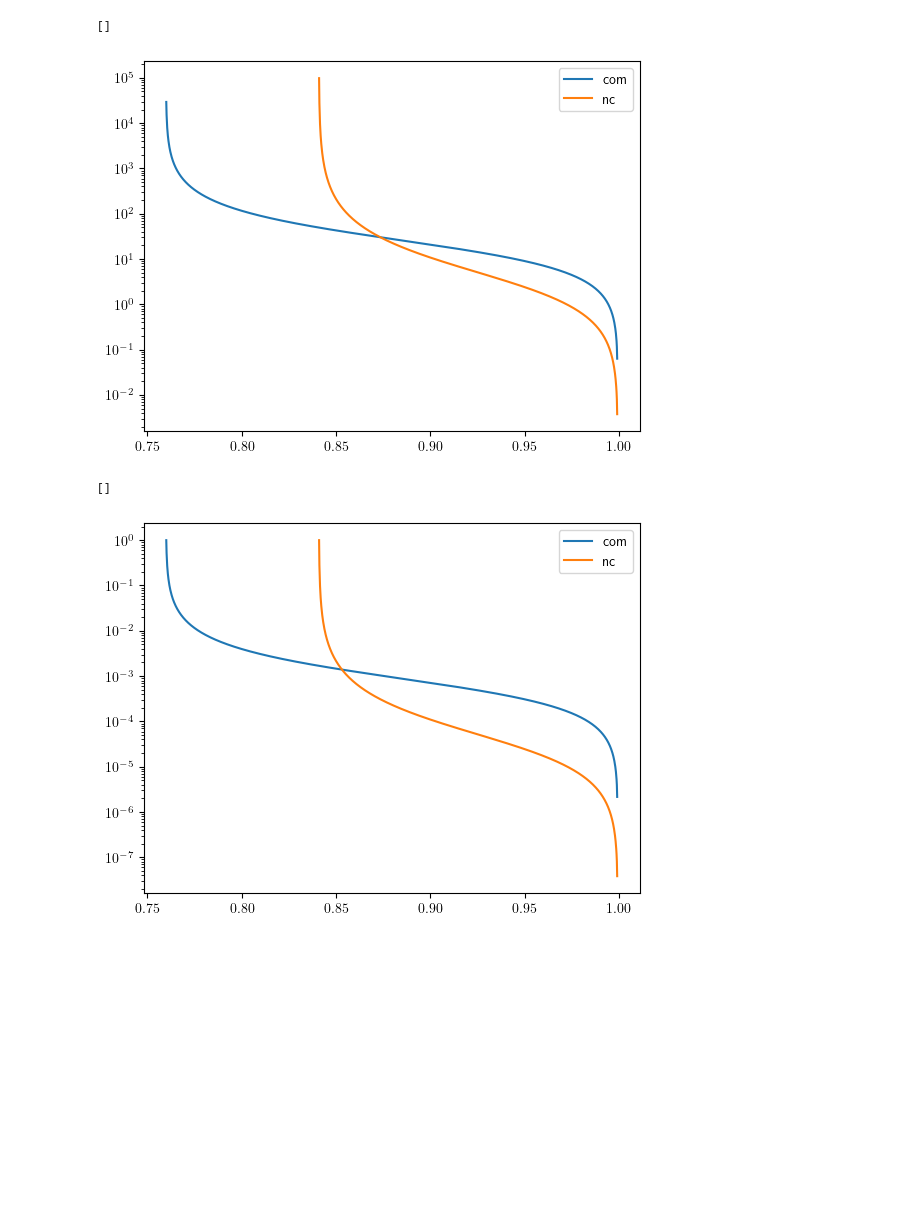
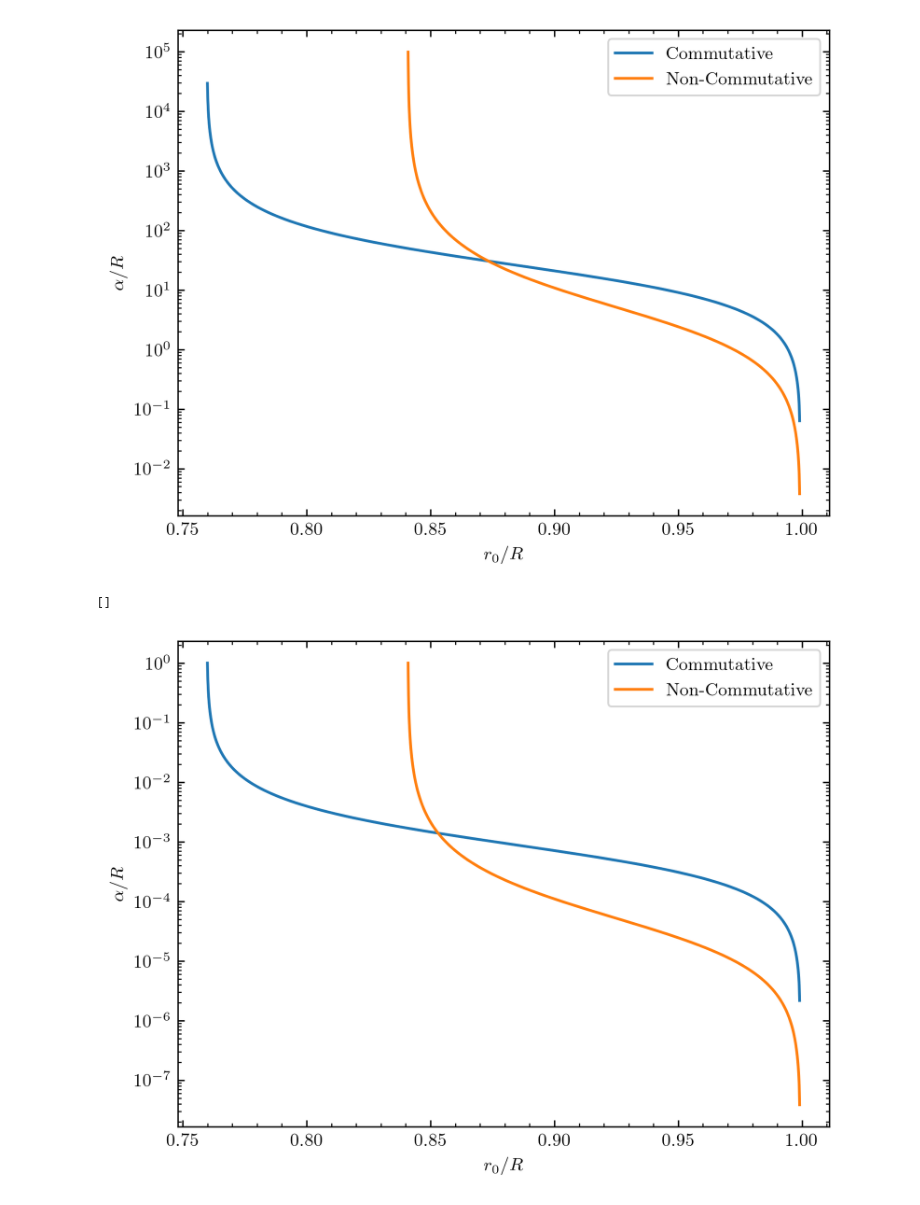
Before and after one commit to Bkorotko03/HoloProj, a Jupyter notebook: combShock260331.ipynb, the cells around one changed output. Cells and saved outputs as stored; diff of their text form; code cells hidden in the pictures; blank space fills up the shorter version.

```diff
--- a/combShock260331.ipynb
+++ b/combShock260331.ipynb
@@ -6,6 +6,16 @@
 import numpy as np
 import scipy as sp
 import matplotlib.pyplot as plt
+plt.rcParams['xtick.top'] = True
+plt.rcParams['ytick.right'] = True
+plt.rcParams['xtick.direction'] = 'in'
+plt.rcParams['ytick.direction'] = 'in'
+plt.rcParams['xtick.minor.visible'] = True
+plt.rcParams['ytick.minor.visible'] = True
+plt.rcParams['text.usetex'] = True
+plt.rcParams['font.family'] = 'serif'
+plt.rcParams['font.serif'] = 'Times New Roman'
+plt.rcParams["figure.dpi"] = 300
 import shockFunc260331 as sf
 import NCShockFunc260331 as nsf
 # %%
@@ -28,24 +38,28 @@ ncalphagrid = nsf.alpha(r0grid,R)
 cmask = sf.k3(r0grid,R) > 0
 ncmask = nsf.k3(r0grid,R) != 0
 # %%
-plt.plot(r0grid[cmask],calphagrid[cmask],label='com')
-plt.plot(r0grid[ncmask],ncalphagrid[ncmask],label='nc')
+plt.plot(r0grid[cmask],calphagrid[cmask],label='Commutative')
+plt.plot(r0grid[ncmask],ncalphagrid[ncmask],label='Non-Commutative')
+plt.xlabel(r"$r_0 / R$")
+plt.ylabel(r'$\alpha / R$')
 plt.legend()
 plt.semilogy()
+plt.show()
 # %% [output]
-[]
-[figure, old version]
+[figure, new version]
 # %%
 normcalphagrid = calphagrid[cmask]/calphagrid[cmask].max()
 normncalphagrid = ncalphagrid[ncmask]/ncalphagrid[ncmask].max()
 # %%
-plt.plot(r0grid[cmask],normcalphagrid,label='com')
-plt.plot(r0grid[ncmask],normncalphagrid,label='nc')
+plt.plot(r0grid[cmask],normcalphagrid,label='Commutative')
+plt.plot(r0grid[ncmask],normncalphagrid,label='Non-Commutative')
+plt.xlabel(r"$r_0 / R$")
+plt.ylabel(r'$\alpha / R$')
 plt.legend()
 plt.semilogy()
 # %% [output]
 []
-[figure, old version]
+[figure, new version]
 # %%
 careaInt = sf.shockArea(r0grid,R)
 ncareaInt = nsf.shockArea(r0grid,R)
```
Also changed, not shown: parts of 5 cells of this notebook, 1 other file.
